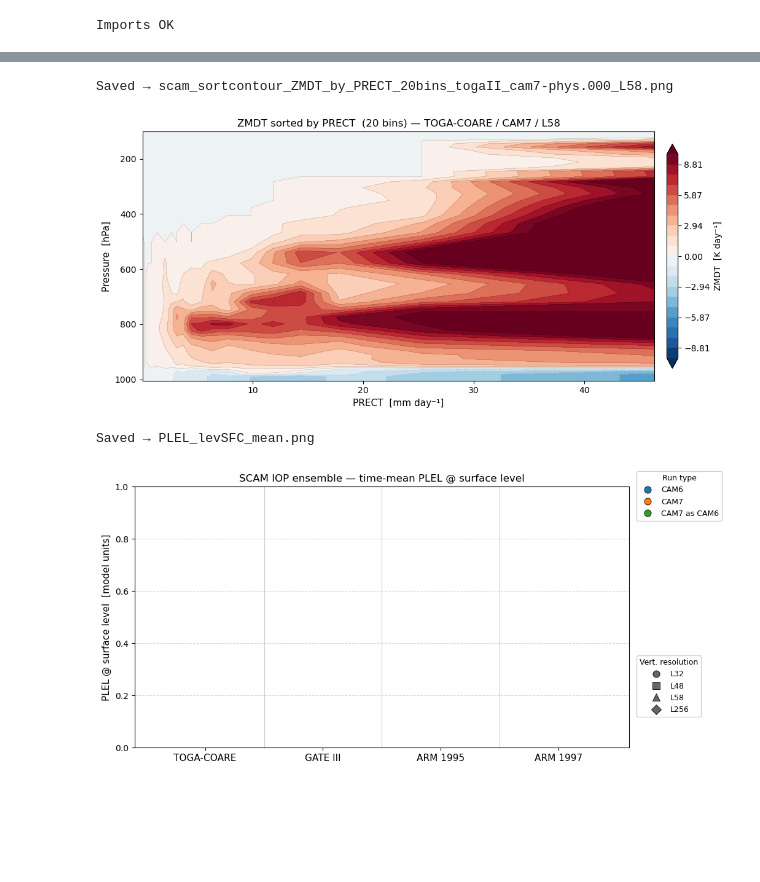
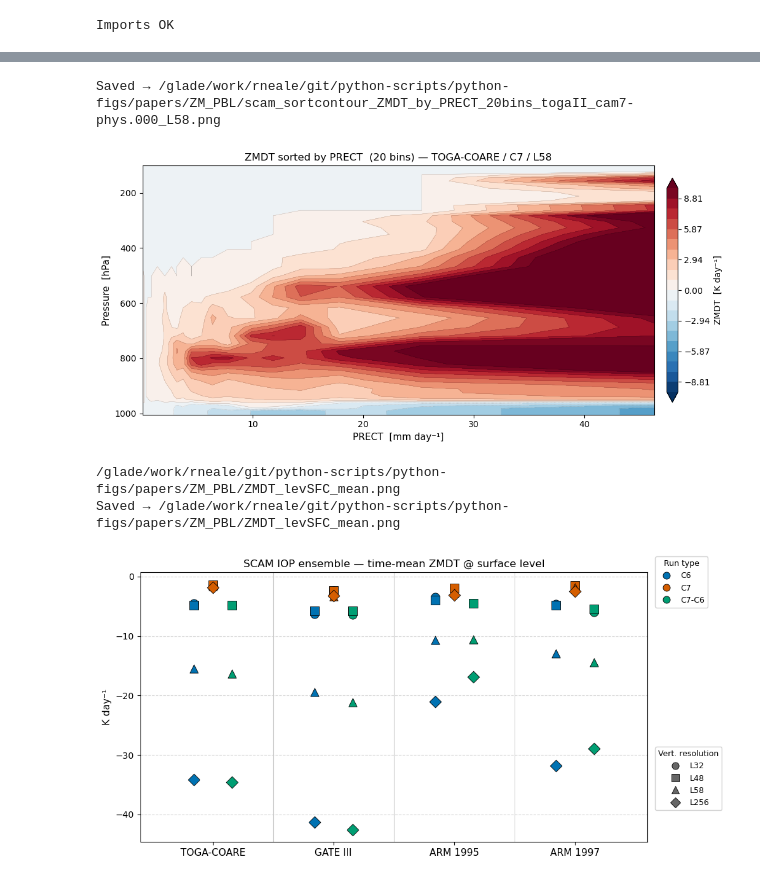
Before and after one commit to swrneale/python-scripts, a Jupyter notebook: papers/ZM_PBL/cam6_4_032/claude/scam_composite_scatter.ipynb, the cells around one changed output, grey strips where cells are left out. Saved outputs shown, nothing was run; the diff lists cells and outputs as text; code cells hidden in the pictures; blank space fills up the shorter version.

```diff
--- a/papers/ZM_PBL/cam6_4_032/claude/scam_composite_scatter.ipynb
+++ b/papers/ZM_PBL/cam6_4_032/claude/scam_composite_scatter.ipynb
@@ -62,6 +65,7 @@ Workers
 
 BASE_DIR = "/glade/work/rneale/scam_cases/cases/ZM_PBL_paper"
 IOP_DIR  = "/glade/work/rneale/scam_cases/iops"
+FIG_DIR = "/glade/work/rneale/git/python-scripts/python-figs/papers/ZM_PBL/"
 
 IOPS       = ["togaII",     "gateIII",  "arm95",    "arm97"]
 IOP_LABELS = ["TOGA-COARE", "GATE III", "ARM 1995", "ARM 1997"]
@@ -88,8 +92,8 @@ OBS_VAR_MAP = {
 }
 
 RUN_TYPES  = ["cam6-phys.000", "cam7-phys.000", "cam7-phys.001"]
-RUN_LABELS = ["CAM6",          "CAM7",          "CAM7 as CAM6"]
-RUN_COLORS = ["#1f77b4",       "#ff7f0e",        "#2ca02c"]
+RUN_LABELS = ["C6",          "C7",          "C7-C6"]
+RUN_COLORS = ["#0072B2",       "#D55E00",        "#009E73"]   # Wong 2011 colorblind-safe
 
 LEVELS        = ["L32", "L48", "L58", "L256"]
 LEVEL_MARKERS = {"L32": "o", "L48": "s", "L58": "^", "L256": "D"}
@@ -257,7 +261,7 @@ def _auto_outfile(varname, plev, lev_idx, stat):
     return "_".join(parts) + ".png"
 
 
-def make_plot(varname, plev=None, lev_idx=None, outfile=None, obs=False,
+def make_plot(varname, plev=None, lev_idx=None, outfile=None, outdir=None, obs=False,
               stat="mean"):
     """
     varname : CAM variable name (e.g. "PRECT", "LHFLX", "T", "ZMDT", "Q")
@@ -330,7 +334,8 @@ def make_plot(varname, plev=None, lev_idx=None, outfile=None, obs=False,
     ax.set_xlim(iop_centers[0] - IOP_STEP * 0.6, iop_centers[-1] + IOP_STEP * 0.6)
 
     # ── y-axis ────────────────────────────────────────────────────────────────
-    ax.set_ylabel(f"{varname}{lev_str}  [{units}]", fontsize=11)
+#    ax.set_ylabel(f"{varname}{lev_str}  [{units}]", fontsize=11)
+    ax.set_ylabel(f"{units}", fontsize=11)
     ax.set_title(f"SCAM IOP ensemble — {STAT_LABELS[stat]} {varname}{lev_str}", fontsize=12)
     ax.yaxis.grid(True, linestyle="--", alpha=0.5, zorder=0)
     ax.set_axisbelow(True)
@@ -366,8 +371,10 @@ def make_plot(varname, plev=None, lev_idx=None, outfile=None, obs=False,
                bbox_to_anchor=(rx, 0.38), loc="upper left",
                fontsize=9, title_fontsize=9, framealpha=0.9, borderaxespad=0)
 
-    fig.savefig(outfile, dpi=150, bbox_inches="tight")
-    print(f"Saved → {outfile}")
+    out_all = outdir+outfile
+    print(out_all)
+    fig.savefig(out_all, dpi=150, bbox_inches="tight")
+    print(f"Saved → {out_all}")
     plt.show()
 # %%
 # ── sort-contour plot function ─────────────────────────────────────────────────
@@ -554,43 +793,47 @@ nbins     = 20      # number of bins (None = all individual samples)
 symmetric = True
 cmap      = "RdBu_r"
 nlevs     = 20
-outfile   = None    # None = auto-generate filename
+outfile   = None  # None = auto-generate filename
+outdir    = FIG_DIR
 
 make_sort_contour_plot(
     zvar, xvar,
     iop=iop, run_type=run_type, level=level,
     outfile=outfile,
+    outdir=outdir,
     plev_min=plev_min, plev_max=plev_max,
     nbins=nbins,
     nlevs=nlevs, cmap=cmap, symmetric=symmetric,
 )
 # %% [output]
-Saved → scam_sortcontour_ZMDT_by_PRECT_20bins_togaII_cam7-phys.000_L58.png
+Saved → /glade/work/rneale/git/python-scripts/python-figs/papers/ZM_PBL/scam_sortcontour_ZMDT_by_PRECT_20bins_togaII_cam7-phys.000_L58.png
-[figure, old version]
+[figure, new version]
 # %%
 # ── run ───────────────────────────────────────────────────────────────────────
 # stat     : "mean" | "min" | "max" | "std"  — which statistic to plot
 # outfile  : None = auto-named, e.g. PRECT_mean.png, T_850hPa_std.png
 #
 # Level selection (3-D variables):
 #   plev    = 850.  → nearest model level; prints selected lev index per resolution
 #   lev_idx = 20    → exact 0-based level index (overrides plev)
 #   both None       → vertical mean
 #
 # Examples:
 #   make_plot("PRECT", stat="mean", obs=True)
 #   make_plot("PRECT", stat="std")
 #   make_plot("T", plev=850, stat="min")
 #   make_plot("ZMDT", lev_idx=20, stat="max")
 
-varname = "PLEL"
+varname = "ZMDT"
 plev    = None     # pressure in hPa, else None
 lev_idx = -1     # 0-based level index (overrides plev), else None
 outfile = None     # None = auto-generate filename
-obs     = None
+outdir = FIG_DIR
+obs     = True
 stat    = "mean"   # "mean" | "min" | "max" | "std"
 
-make_plot(varname, plev=plev, lev_idx=lev_idx, outfile=outfile, obs=obs, stat=stat)
+make_plot(varname, plev=plev, lev_idx=lev_idx, outfile=outfile, outdir=outdir, obs=obs, stat=stat)
 # %% [output]
-Saved → PLEL_levSFC_mean.png
+/glade/work/rneale/git/python-scripts/python-figs/papers/ZM_PBL/ZMDT_levSFC_mean.png
+Saved → /glade/work/rneale/git/python-scripts/python-figs/papers/ZM_PBL/ZMDT_levSFC_mean.png
-[figure, old version]
+[figure, new version]
```
Also changed, not shown: parts of 4 cells of this notebook, 39 other files.
